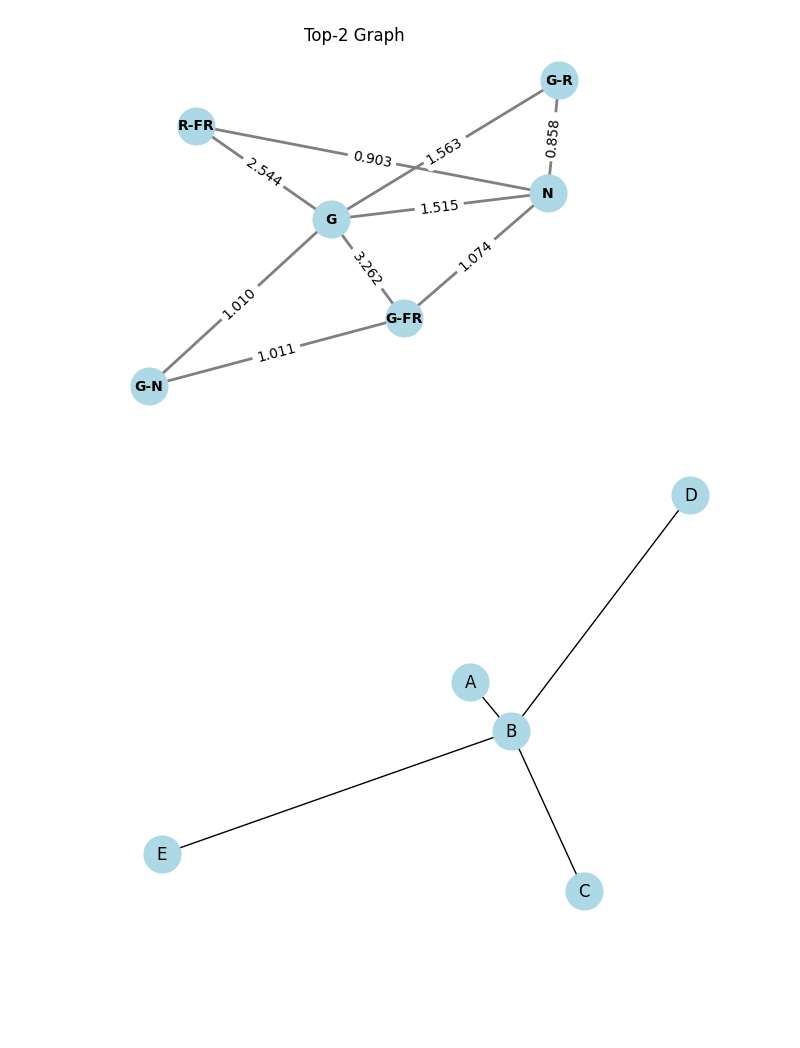
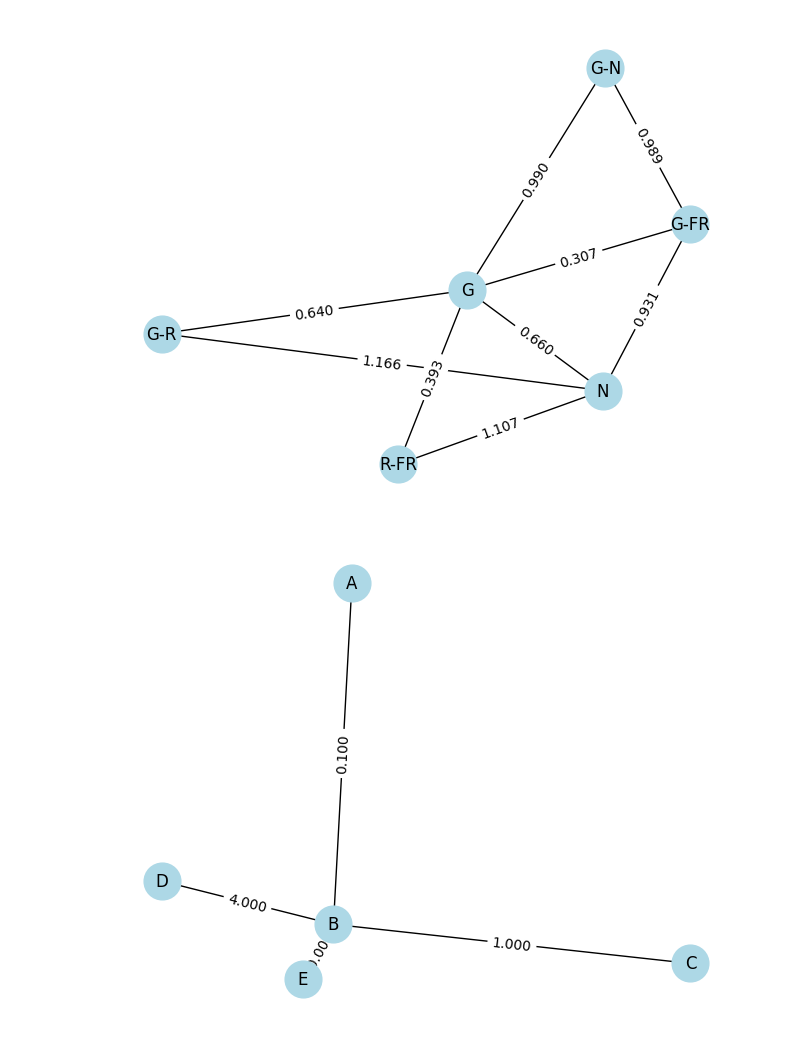
Before and after one commit to Esadeghii/Gaussian-Mixture-Model, a Jupyter notebook: clustering/Top-K-Graph.ipynb, the cells around one changed output. Saved outputs shown, nothing was run; the diff lists cells and outputs as text; code cells hidden in the pictures; blank space fills up the shorter version.

```diff
--- a/clustering/Top-K-Graph.ipynb
+++ b/clustering/Top-K-Graph.ipynb
@@ -3,40 +3,53 @@ import pandas as pd
 import numpy as np
 import networkx as nx
 import matplotlib.pyplot as plt
+import copy
 
 df = pd.read_excel('distance_clusters1.xlsx', header=0, index_col=0)
 
 node_labels = df.columns.tolist()
 weights_matrix = df.to_numpy()
 k = 2
 G = nx.Graph()
 for i, node_i in enumerate(node_labels):
     for j, node_j in enumerate(node_labels[i+1:], start=i+1):  # Avoid duplicating edges and self-loops
         weight = round(weights_matrix[i][j], 3)
         G.add_edge(node_i, node_j, weight=weight)
 
 
 G_top_k = nx.Graph()
 G_top_k.add_nodes_from(node_labels)
 
 for node in G.nodes:
     # Sort edges of the current node based on weight, descending (for heaviest)
     edges = sorted(G.edges(node, data=True), key=lambda x: x[2]['weight'], reverse=True)[:k]
     for edge in edges:
         G_top_k.add_edge(edge[0], edge[1], weight=edge[2]['weight'])
 
 
-pos = nx.spring_layout(G_top_k)
-nx.draw_networkx_nodes(G_top_k, pos, node_size=700, node_color='lightblue')
-nx.draw_networkx_edges(G_top_k, pos, width=2.0, edge_color='gray')
-nx.draw_networkx_labels(G_top_k, pos, font_size=10, font_weight='bold')
+# pos = nx.spring_layout(G_top_k)
+# nx.draw_networkx_nodes(G_top_k, pos, node_size=700, node_color='lightblue')
+# nx.draw_networkx_edges(G_top_k, pos, width=2.0, edge_color='gray')
+# nx.draw_networkx_labels(G_top_k, pos, font_size=10, font_weight='bold')
+
+# plt.title("Top-2 Graph")
+# plt.axis('off')
+# plt.show()
+pos = nx.spring_layout(G_top_k, weight='weight')
+
+
+for u, v, d in G_top_k.edges(data=True):
+    d['weight'] = 1.0 / d['weight']  # Invert the weight
+# Draw the graph
+nx.draw(G_top_k, pos, with_labels=True, edge_color='black', width=1,
+        node_size=700, node_color='lightblue',
+        edge_cmap=plt.cm.Blues)
 edge_labels = {edge: f"{weight:.3f}" for edge, weight in nx.get_edge_attributes(G_top_k, 'weight').items()}
 nx.draw_networkx_edge_labels(G_top_k, pos, edge_labels=edge_labels)
-plt.title("Top-2 Graph")
-plt.axis('off')
+# Show the graph
 plt.show()
 # %% [output]
-[figure, old version]
+[figure, new version]
 # %%
 import matplotlib.pyplot as plt
 import networkx as nx
@@ -53,8 +66,8 @@ G.add_edge('B', 'E', weight=10) # Larger weight
 
 # Invert the weights for the layout calculation
 # The spring layout algorithm will interpret smaller distances for larger weights
-for u, v, d in G.edges(data=True):
-    d['weight'] = 1.0 / d['weight']  # Invert the weight
+# for u, v, d in G.edges(data=True):
+#     d['weight'] = 1.0 / d['weight']  # Invert the weight
 
 # Generate positions for the nodes based on the spring layout
 # Here, the 'weight' parameter is used to influence the distances inversely proportional to the given weights
@@ -64,8 +77,10 @@ pos = nx.spring_layout(G, weight='weight')
 nx.draw(G, pos, with_labels=True, edge_color='black', width=1,
         node_size=700, node_color='lightblue',
         edge_cmap=plt.cm.Blues)
+edge_labels = {edge: f"{weight:.3f}" for edge, weight in nx.get_edge_attributes(G, 'weight').items()}
+nx.draw_networkx_edge_labels(G, pos, edge_labels=edge_labels)
 
 # Show the graph
 plt.show()
 # %% [output]
-[figure, old version]
+[figure, new version]
```
